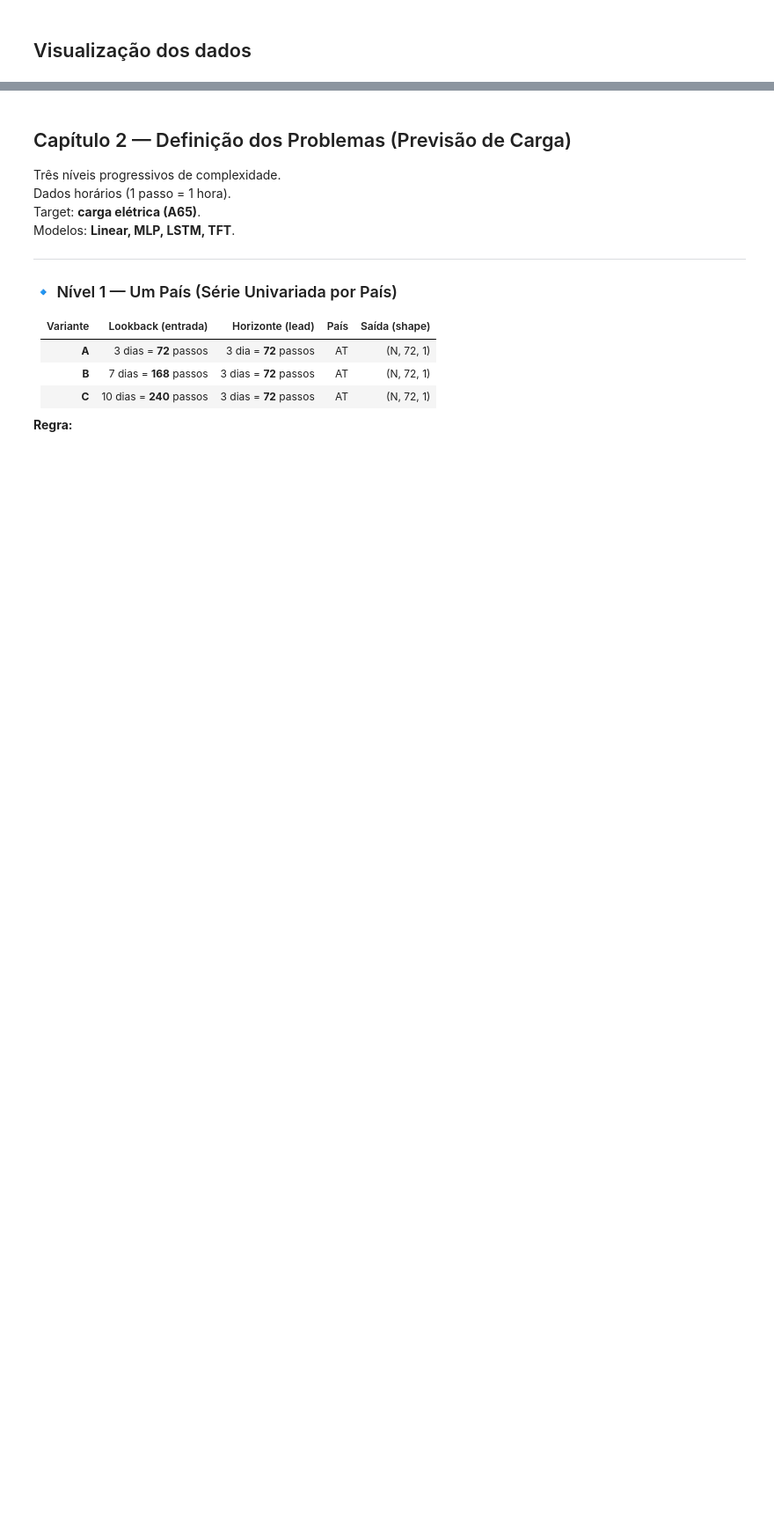
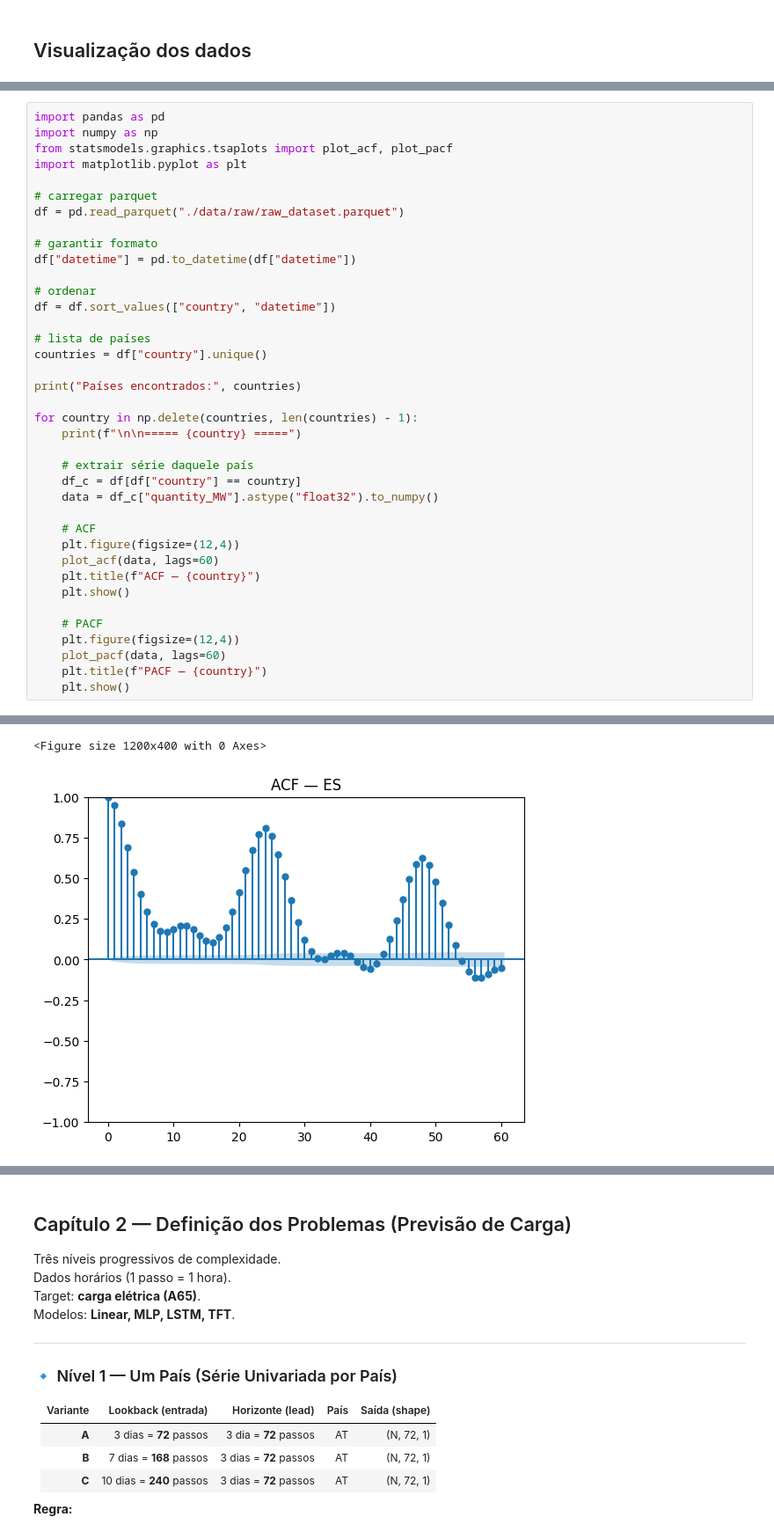
Before and after one commit to vm-bertini/TCC-2025, a Jupyter notebook: Coleta dados.ipynb, the cells around one changed output, grey strips where cells are left out. Shown: that part at 88% size. Saved outputs shown, nothing was run; the diff lists cells and outputs as text; blank space fills up the shorter version.

```diff
--- a/Coleta dados.ipynb
+++ b/Coleta dados.ipynb
@@ -320,0 +324,39 @@ else:
+# %%
+import pandas as pd
+import numpy as np
+from statsmodels.graphics.tsaplots import plot_acf, plot_pacf
+import matplotlib.pyplot as plt
+
+# carregar parquet
+df = pd.read_parquet("./data/raw/raw_dataset.parquet")
+
+# garantir formato
+df["datetime"] = pd.to_datetime(df["datetime"])
+
+# ordenar
+df = df.sort_values(["country", "datetime"])
+
+# lista de países
+countries = df["country"].unique()
+
+print("Países encontrados:", countries)
+
+for country in np.delete(countries, len(countries) - 1):
+    print(f"\n\n===== {country} =====")
+
+    # extrair série daquele país
+    df_c = df[df["country"] == country]
+    data = df_c["quantity_MW"].astype("float32").to_numpy()
+
+    # ACF
+    plt.figure(figsize=(12,4))
+    plot_acf(data, lags=60)
+    plt.title(f"ACF — {country}")
+    plt.show()
+
+    # PACF
+    plt.figure(figsize=(12,4))
+    plot_pacf(data, lags=60)
+    plt.title(f"PACF — {country}")
+    plt.show()
+# %% [output]
@@ -320,0 +367,2 @@ else:
+<Figure size 1200x400 with 0 Axes>
+[figure, added]
```
Also changed, not shown: parts of 5 cells of this notebook, 1 other file.
